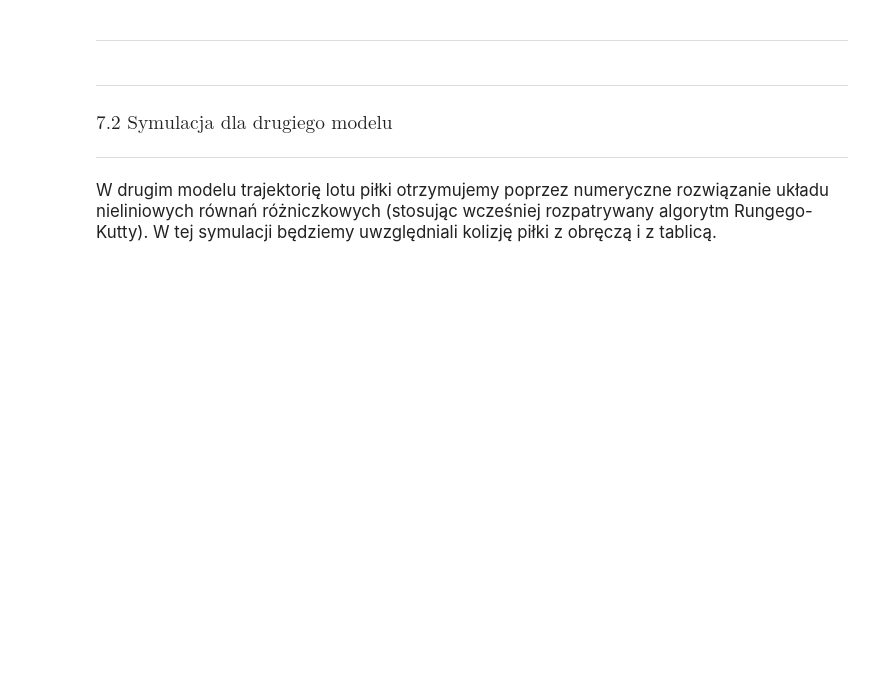
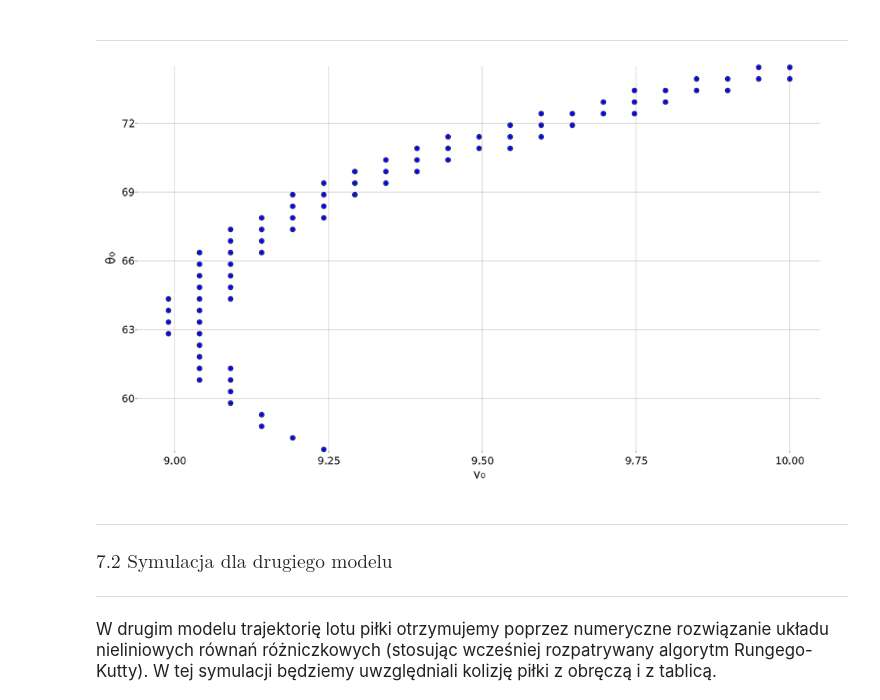
Before and after one commit to MarcinBear/ODE-project, a Jupyter notebook: main.ipynb, the cells around one changed output. Saved outputs shown, nothing was run; the diff lists cells and outputs as text; code cells hidden in the pictures; blank space fills up the shorter version.

Commit message:
simulation plots made in abstractplotting

```diff
--- a/main.ipynb
+++ b/main.ipynb
@@ -812,7 +810,16 @@ shoots = throws_simulation_model1(5, 10, 30, 80, 10^4, 3)
 # %% [markdown]
 ___
 # %%
-Plots.scatter(shoots[1], shoots[2], xlabel="v₀", ylabel = "θ₀", markersize=2)
+using GLMakie, AbstractPlotting
+AbstractPlotting.inline!(true)
+
+s3 = Scene()
+AbstractPlotting.scatter!(s3, shoots[1], shoots[2], markersize=5, color = :blue)
+AbstractPlotting.xlabel!("v₀")
+AbstractPlotting.ylabel!("θ₀")
+s3
+# %% [output]
+[figure, added]
 # %% [markdown]
 ---
 ### $\text{7.2 Symulacja dla drugiego modelu}$
```
Also changed, not shown: parts of 11 cells of this notebook.
